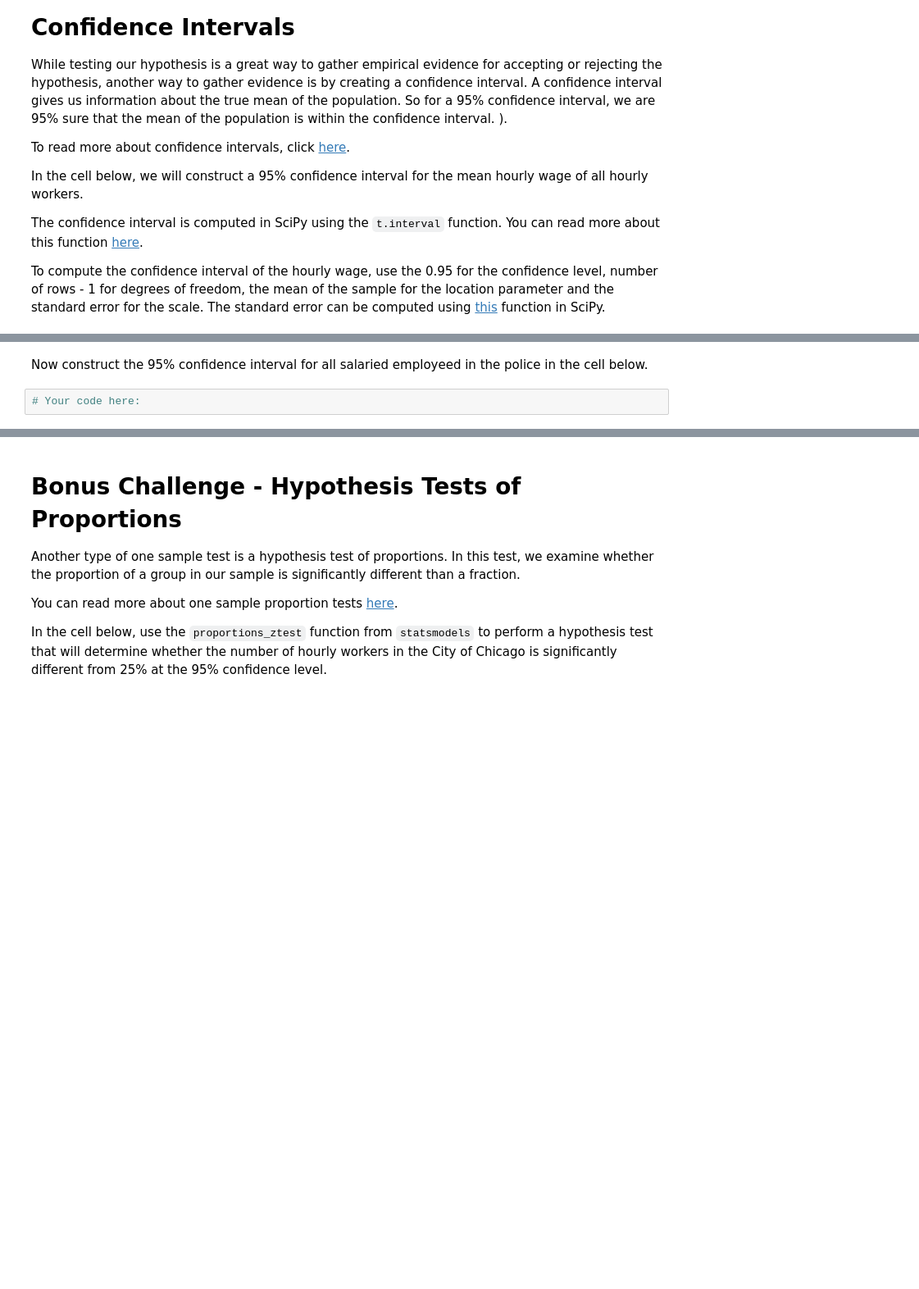
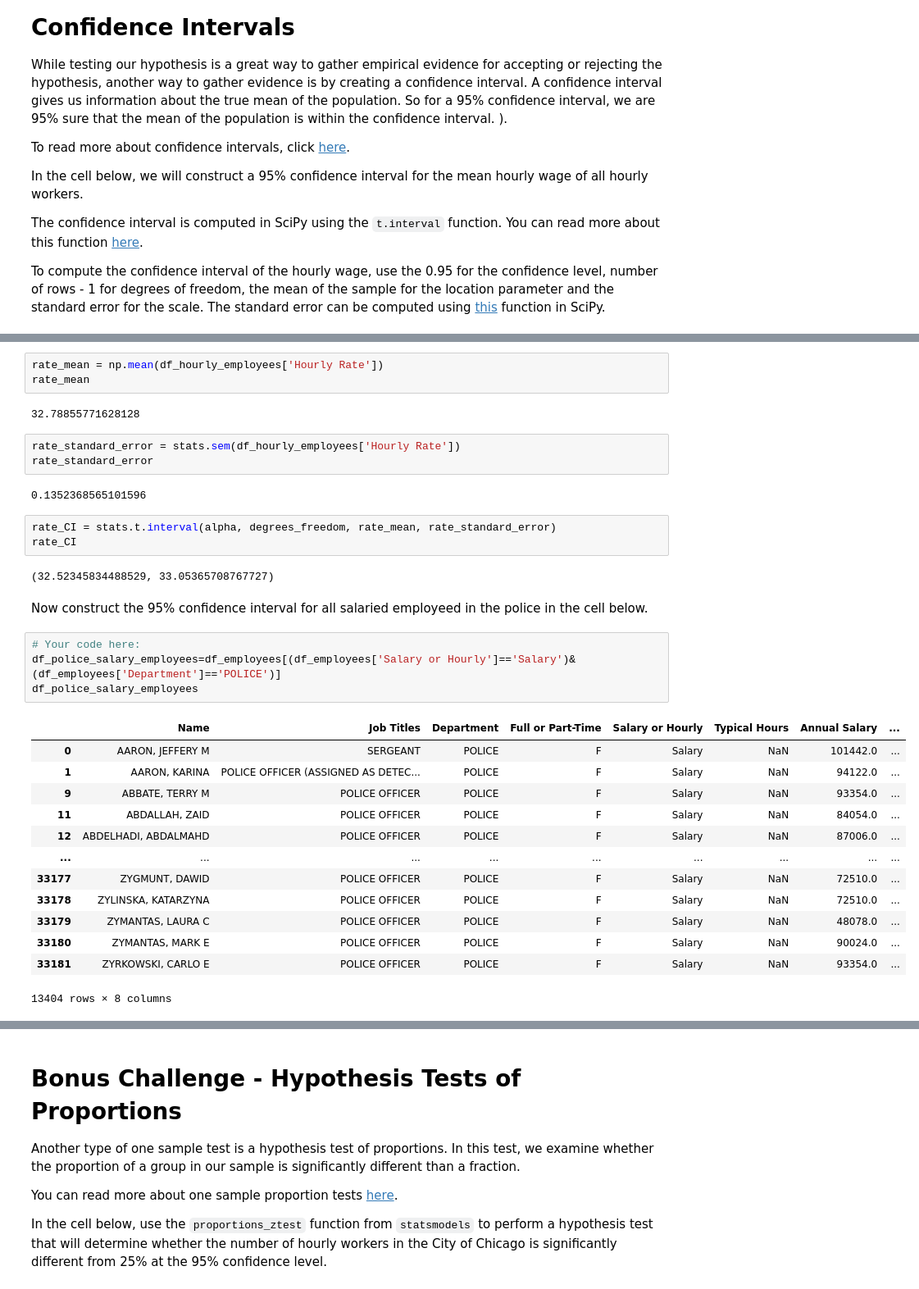
Before and after one commit to Malvagfr/dataptmad1121_labs, a Jupyter notebook: module-2/hypothesis-testing/your-code/main.ipynb, the cells around one changed output, grey strips where cells are left out. Shown: that part at 82% size. Saved outputs shown, nothing was run; the diff lists cells and outputs as text; blank space fills up the shorter version.

```diff
--- a/module-2/hypothesis-testing/your-code/main.ipynb
+++ b/module-2/hypothesis-testing/your-code/main.ipynb
@@ -170,4 +232,35 @@ To compute the confidence interval of the hourly wage, use the 0.95 for the conf
+# %%
+rate_mean = np.mean(df_hourly_employees['Hourly Rate'])
+rate_mean
+# %% [output]
+32.78855771628128
+# %%
+rate_standard_error = stats.sem(df_hourly_employees['Hourly Rate'])
+rate_standard_error
+# %% [output]
+0.1352368565101596
+# %%
+rate_CI = stats.t.interval(alpha, degrees_freedom, rate_mean, rate_standard_error)
+rate_CI
+# %% [output]
+(32.52345834488529, 33.05365708767727)
 # %% [markdown]
 Now construct the 95% confidence interval for all salaried employeed in the police in the cell below.
-# %%
-# Your code here:
+# %%
+# Your code here:
+df_police_salary_employees=df_employees[(df_employees['Salary or Hourly']=='Salary')&(df_employees['Department']=='POLICE')]
+df_police_salary_employees
+# %% [output]
+|  | Name | Job Titles | Department | Full or Part-Time | Salary or Hourly | Typical Hours | Annual Salary | ... |
+| 0 | AARON, JEFFERY M | SERGEANT | POLICE | F | Salary | NaN | 101442.0 | ... |
+| 1 | AARON, KARINA | POLICE OFFICER (ASSIGNED AS DETEC... | POLICE | F | Salary | NaN | 94122.0 | ... |
+| 9 | ABBATE, TERRY M | POLICE OFFICER | POLICE | F | Salary | NaN | 93354.0 | ... |
+| 11 | ABDALLAH, ZAID | POLICE OFFICER | POLICE | F | Salary | NaN | 84054.0 | ... |
+| 12 | ABDELHADI, ABDALMAHD | POLICE OFFICER | POLICE | F | Salary | NaN | 87006.0 | ... |
+| ... | ... | ... | ... | ... | ... | ... | ... | ... |
+| 33177 | ZYGMUNT, DAWID | POLICE OFFICER | POLICE | F | Salary | NaN | 72510.0 | ... |
+| 33178 | ZYLINSKA, KATARZYNA | POLICE OFFICER | POLICE | F | Salary | NaN | 72510.0 | ... |
+| 33179 | ZYMANTAS, LAURA C | POLICE OFFICER | POLICE | F | Salary | NaN | 48078.0 | ... |
+| 33180 | ZYMANTAS, MARK E | POLICE OFFICER | POLICE | F | Salary | NaN | 90024.0 | ... |
+| 33181 | ZYRKOWSKI, CARLO E | POLICE OFFICER | POLICE | F | Salary | NaN | 93354.0 | ... |
+13404 rows × 8 columns
```
Also changed, not shown: parts of 21 cells of this notebook.
